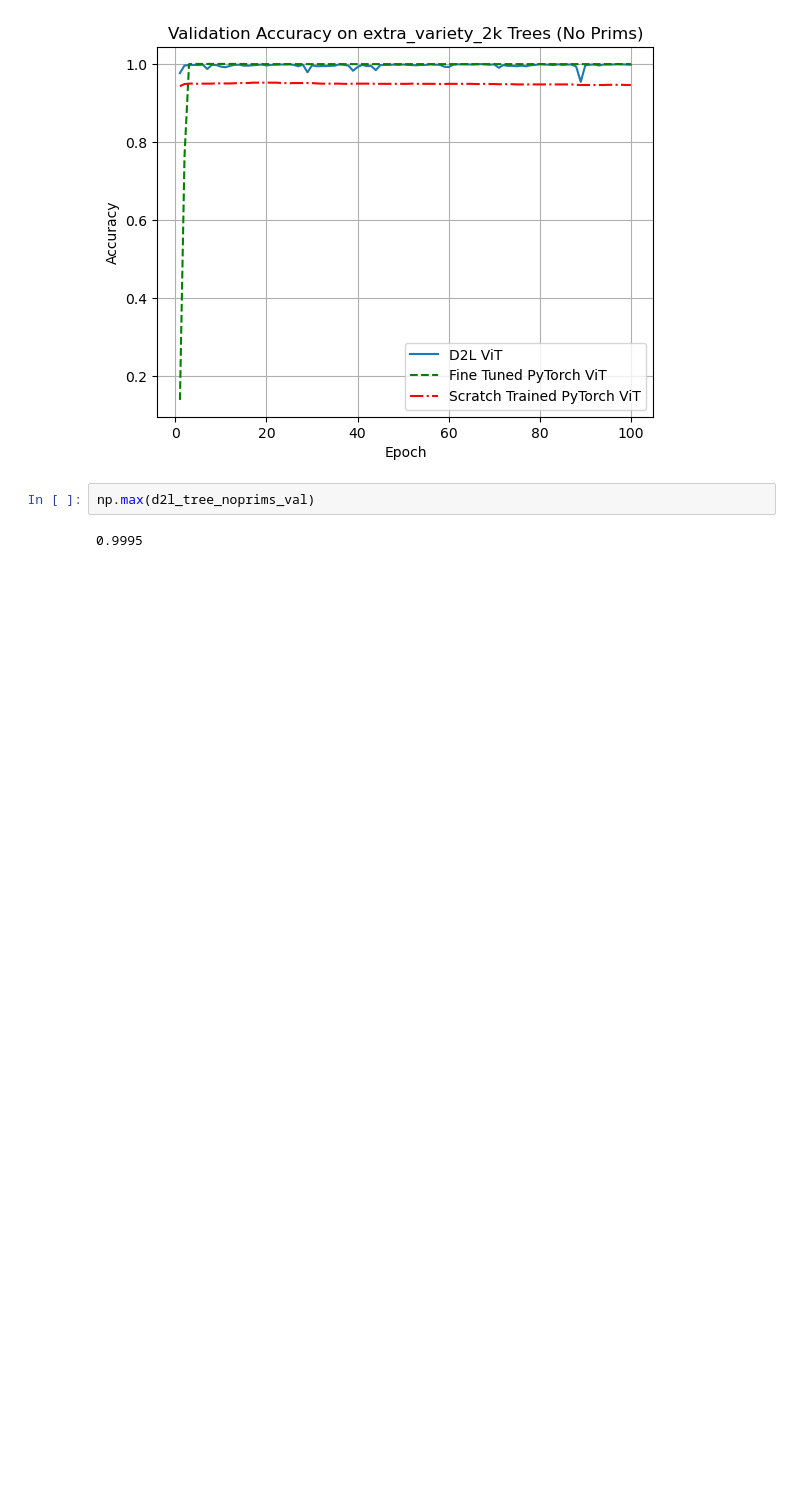
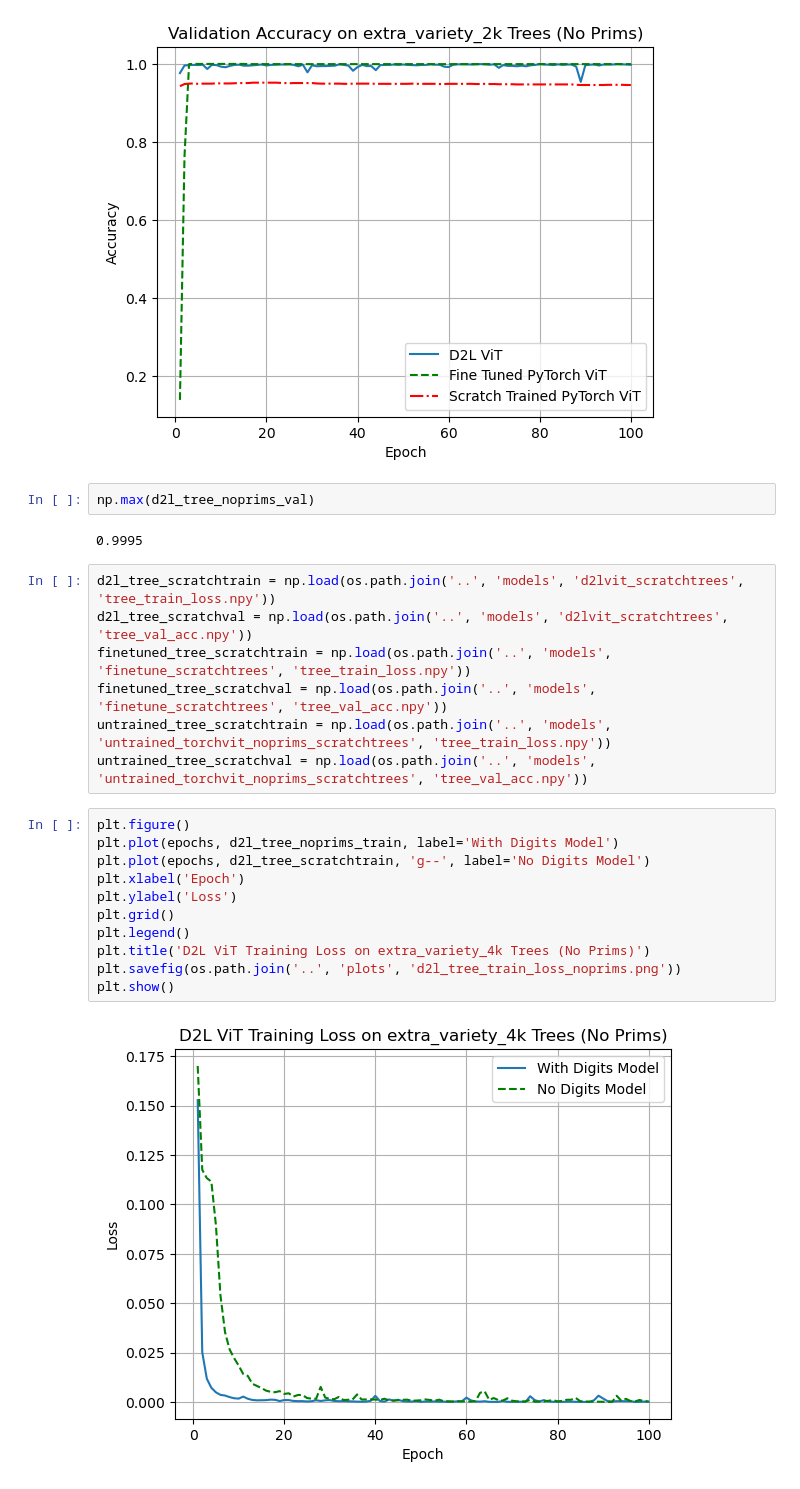
Before and after one commit to ChamiLamelas/Tufts-CS137-FinalProject, a Jupyter notebook: src/Plots.ipynb, the cells around one changed output. Saved outputs shown, nothing was run; the diff lists cells and outputs as text; blank space fills up the shorter version.

```diff
--- a/src/Plots.ipynb
+++ b/src/Plots.ipynb
@@ -148,3 +149,23 @@ plt.show()
 np.max(d2l_tree_noprims_val)
 # %% [output]
 0.9995
+# %%
+d2l_tree_scratchtrain = np.load(os.path.join('..', 'models', 'd2lvit_scratchtrees', 'tree_train_loss.npy'))
+d2l_tree_scratchval = np.load(os.path.join('..', 'models', 'd2lvit_scratchtrees', 'tree_val_acc.npy'))
+finetuned_tree_scratchtrain = np.load(os.path.join('..', 'models', 'finetune_scratchtrees', 'tree_train_loss.npy'))
+finetuned_tree_scratchval = np.load(os.path.join('..', 'models', 'finetune_scratchtrees', 'tree_val_acc.npy'))
+untrained_tree_scratchtrain = np.load(os.path.join('..', 'models', 'untrained_torchvit_noprims_scratchtrees', 'tree_train_loss.npy'))
+untrained_tree_scratchval = np.load(os.path.join('..', 'models', 'untrained_torchvit_noprims_scratchtrees', 'tree_val_acc.npy'))
+# %%
+plt.figure()
+plt.plot(epochs, d2l_tree_noprims_train, label='With Digits Model')
+plt.plot(epochs, d2l_tree_scratchtrain, 'g--', label='No Digits Model')
+plt.xlabel('Epoch')
+plt.ylabel('Loss')
+plt.grid()
+plt.legend()
+plt.title('D2L ViT Training Loss on extra_variety_4k Trees (No Prims)')
+plt.savefig(os.path.join('..', 'plots', 'd2l_tree_train_loss_noprims.png'))
+plt.show()
+# %% [output]
+[figure, added]
```
Also changed, not shown: parts of 8 cells of this notebook, 34 other files.
